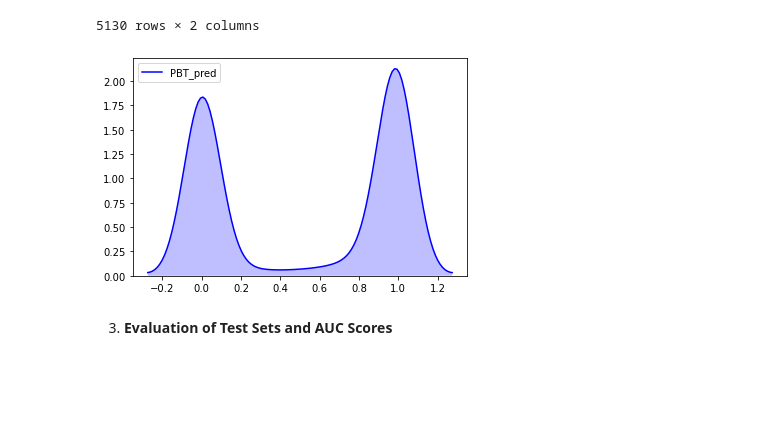
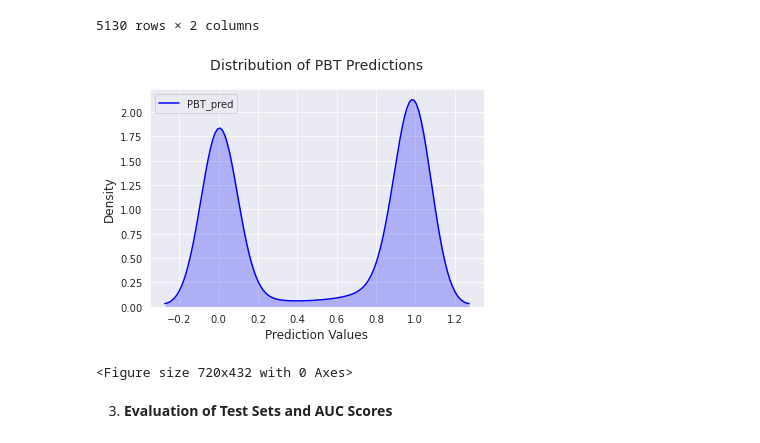
Before and after one commit to domingasbd/PBT-project, a Jupyter notebook: Training_and_predicting_splitting_strategies.ipynb, the cells around one changed output. Saved outputs shown, nothing was run; the diff lists cells and outputs as text; code cells hidden in the pictures; blank space fills up the shorter version.

```diff
--- a/Training_and_predicting_splitting_strategies.ipynb
+++ b/Training_and_predicting_splitting_strategies.ipynb
@@ -234,10 +234,30 @@ test_preds
 | 5128 | O=C(Nc1ccc(NC(=O)c2cc3ccccc3c(N=N... | 9.345422e-03 |
 | 5129 | CC(C)(C)c1cc(CCC(=O)NCCCNC(=O)CCc... | 2.222404e-01 |
 5130 rows × 2 columns
-# %%
-test_fig_preds= sns.kdeplot(test_preds['PBT_pred'], shade= True, color='b')
-# %% [output]
-[figure, removed]
+# %%
+import seaborn as sns
+import matplotlib.pyplot as plt
+
+test_fig_preds = sns.kdeplot(test_preds['PBT_pred'], shade=True, color='b')
+
+# Add labels and title
+plt.xlabel('Prediction Value')  # X-axis label
+plt.ylabel('Density')          # Y-axis label
+plt.title('Bimodal Distribution of PBT Predictions')  # Title
+
+# If you want to customize the font size and style:
+plt.xlabel('Prediction Values', fontsize=12)
+plt.ylabel('Density', fontsize=12)
+plt.title('Distribution of PBT Predictions', fontsize=14, pad=20)
+
+
+# To adjust the figure size:
+plt.figure(figsize=(10, 6))
+
+plt.show()
+# %% [output]
+[figure, added]
+<Figure size 720x432 with 0 Axes>
 # %% [markdown]
 3. **Evaluation of Test Sets and AUC Scores**
 # %%
```
Also changed, not shown: parts of 43 cells of this notebook.
